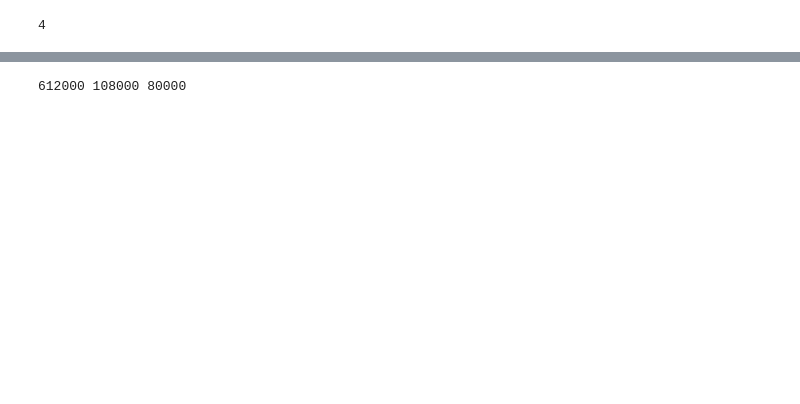
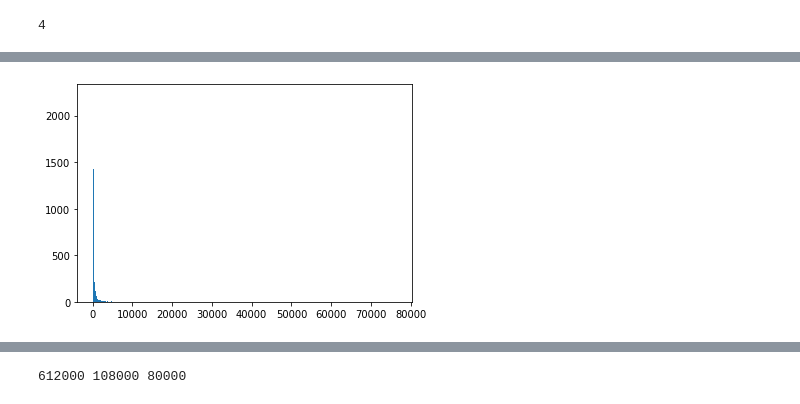
Before and after one commit to Renoyyz233/ECE253_assignment2, a Jupyter notebook: model.ipynb, the cells around one changed output, grey strips where cells are left out. Drawn from its saved outputs; the diff is of its cells as text; code cells hidden in the pictures; blank space fills up the shorter version.

```diff
--- a/model.ipynb
+++ b/model.ipynb
@@ -92,0 +124,4 @@ max(timey)
+# %%
+x = plt.hist(avgTime,bins=1000)
+# %% [output]
+[figure, added]
```
Also changed, not shown: parts of 20 cells of this notebook, 1 other file.
